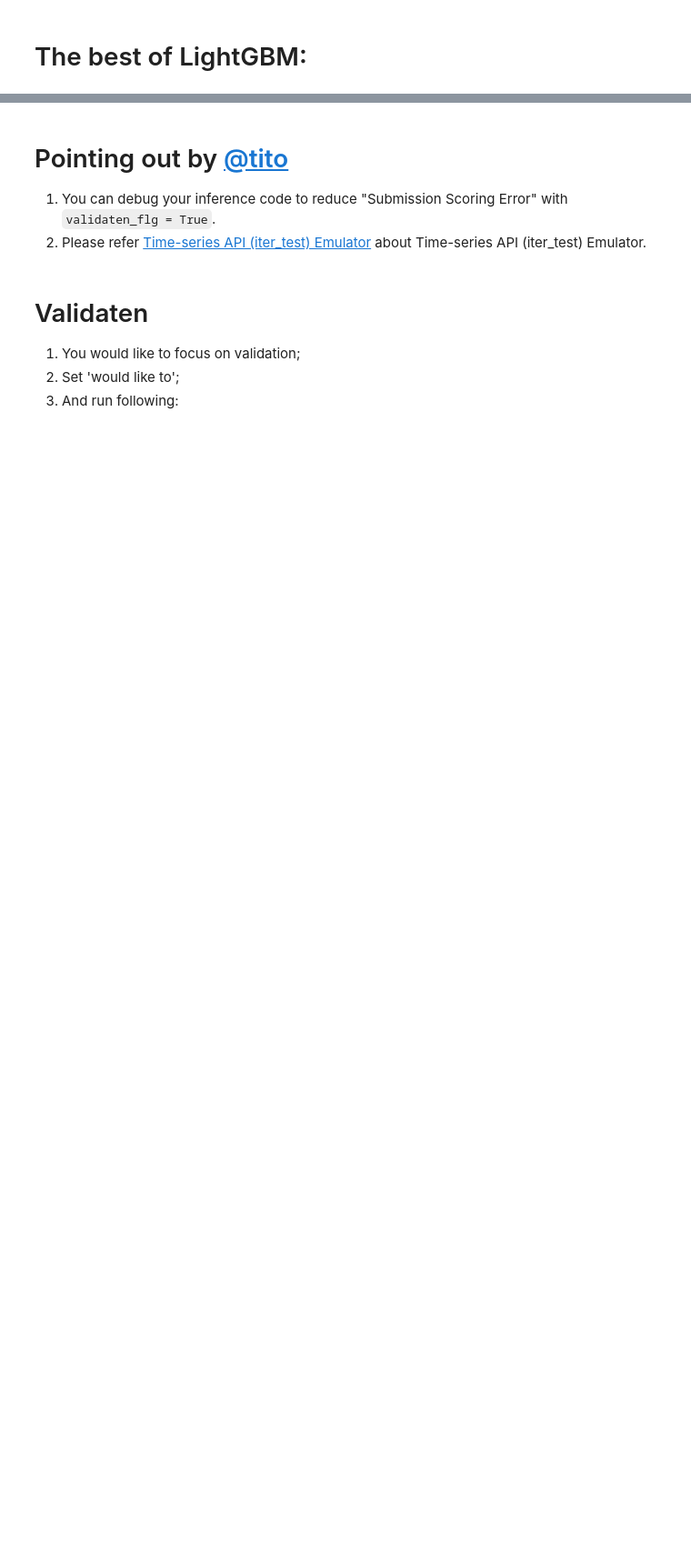
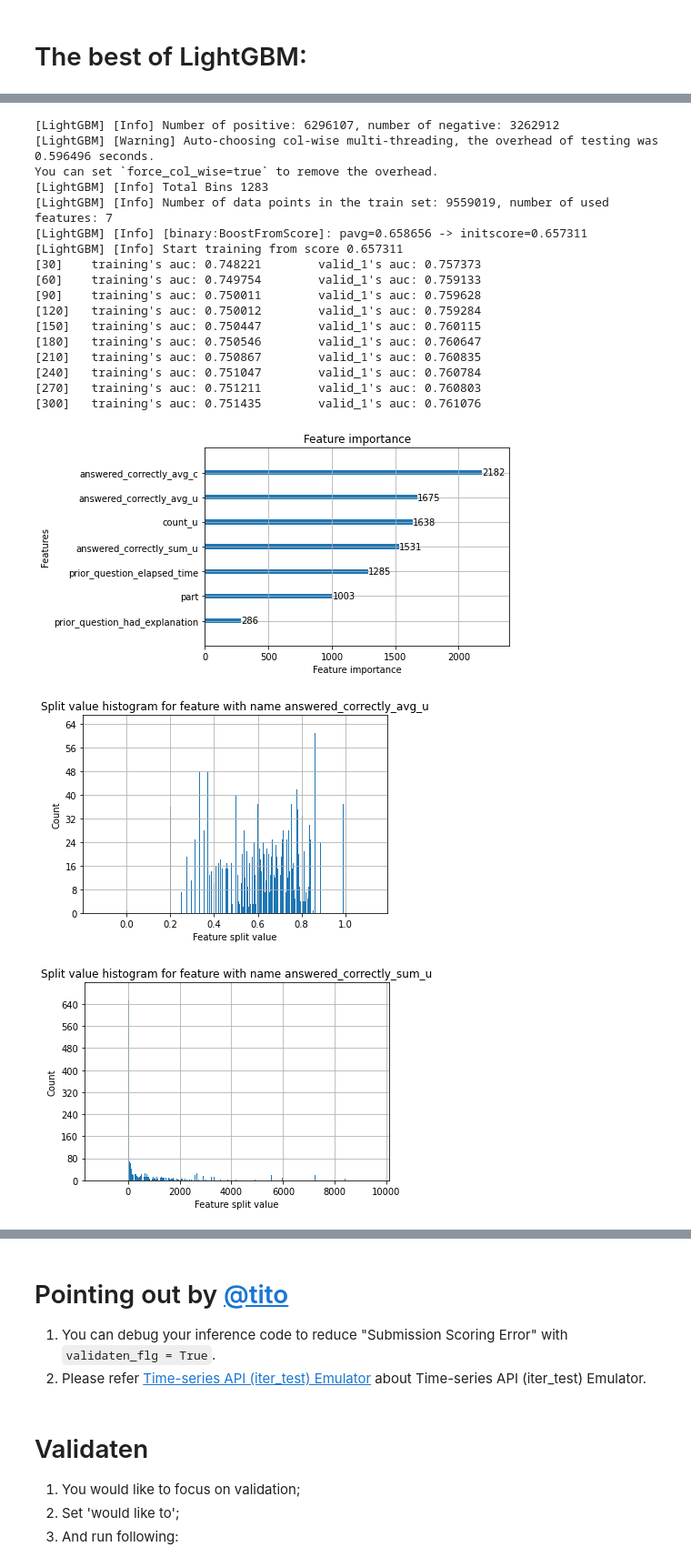
Before and after one commit to satorushibata0627/Publishment, a Jupyter notebook: Kaggle_Python3_LightGBM_on_GPU_with_Feature_Engineering_Optuna_and_Visualization.ipynb, the cells around one changed output, grey strips where cells are left out. Shown at 91% size. Cells and saved outputs as stored; diff of their text form; code cells hidden in the pictures; blank space fills up the shorter version.

```diff
--- a/Kaggle_Python3_LightGBM_on_GPU_with_Feature_Engineering_Optuna_and_Visualization.ipynb
+++ b/Kaggle_Python3_LightGBM_on_GPU_with_Feature_Engineering_Optuna_and_Visualization.ipynb
@@ -445,0 +404,23 @@ plt.show()
+# %%
+model = LightGBM(params, lgb_train, lgb_valid, num_boost_round, verbose_eval, FEATS)
+# %% [output]
+[LightGBM] [Info] Number of positive: 6296107, number of negative: 3262912
+[LightGBM] [Warning] Auto-choosing col-wise multi-threading, the overhead of testing was 0.596496 seconds.
+You can set `force_col_wise=true` to remove the overhead.
+[LightGBM] [Info] Total Bins 1283
+[LightGBM] [Info] Number of data points in the train set: 9559019, number of used features: 7
+[LightGBM] [Info] [binary:BoostFromScore]: pavg=0.658656 -> initscore=0.657311
+[LightGBM] [Info] Start training from score 0.657311
+[30]    training's auc: 0.748221        valid_1's auc: 0.757373
+[60]    training's auc: 0.749754        valid_1's auc: 0.759133
+[90]    training's auc: 0.750011        valid_1's auc: 0.759628
+[120]   training's auc: 0.750012        valid_1's auc: 0.759284
+[150]   training's auc: 0.750447        valid_1's auc: 0.760115
+[180]   training's auc: 0.750546        valid_1's auc: 0.760647
+[210]   training's auc: 0.750867        valid_1's auc: 0.760835
+[240]   training's auc: 0.751047        valid_1's auc: 0.760784
+[270]   training's auc: 0.751211        valid_1's auc: 0.760803
+[300]   training's auc: 0.751435        valid_1's auc: 0.761076
+[figure, added]
+[figure, added]
+[figure, added]
```
Also changed, not shown: parts of 11 cells of this notebook.
